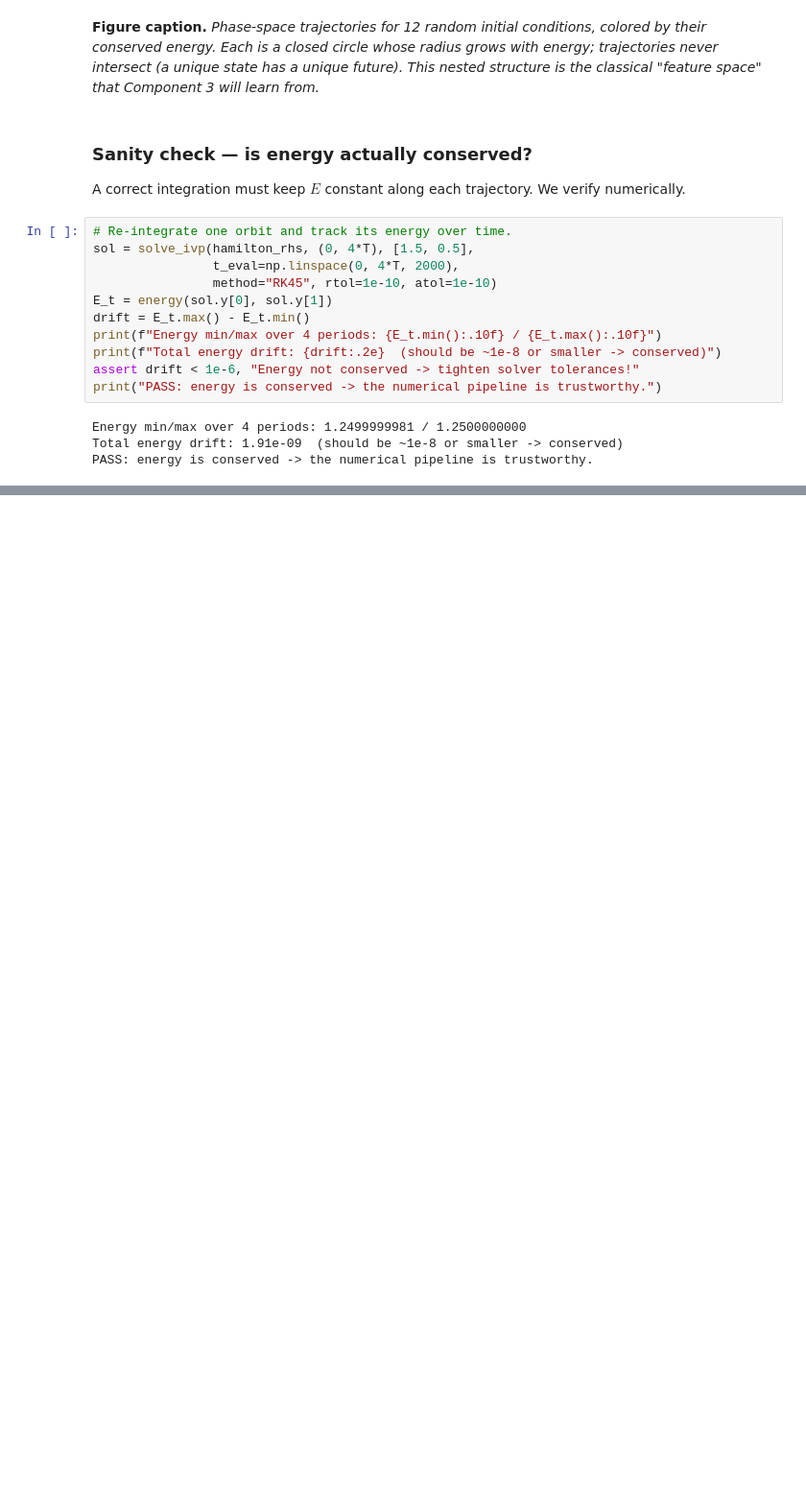
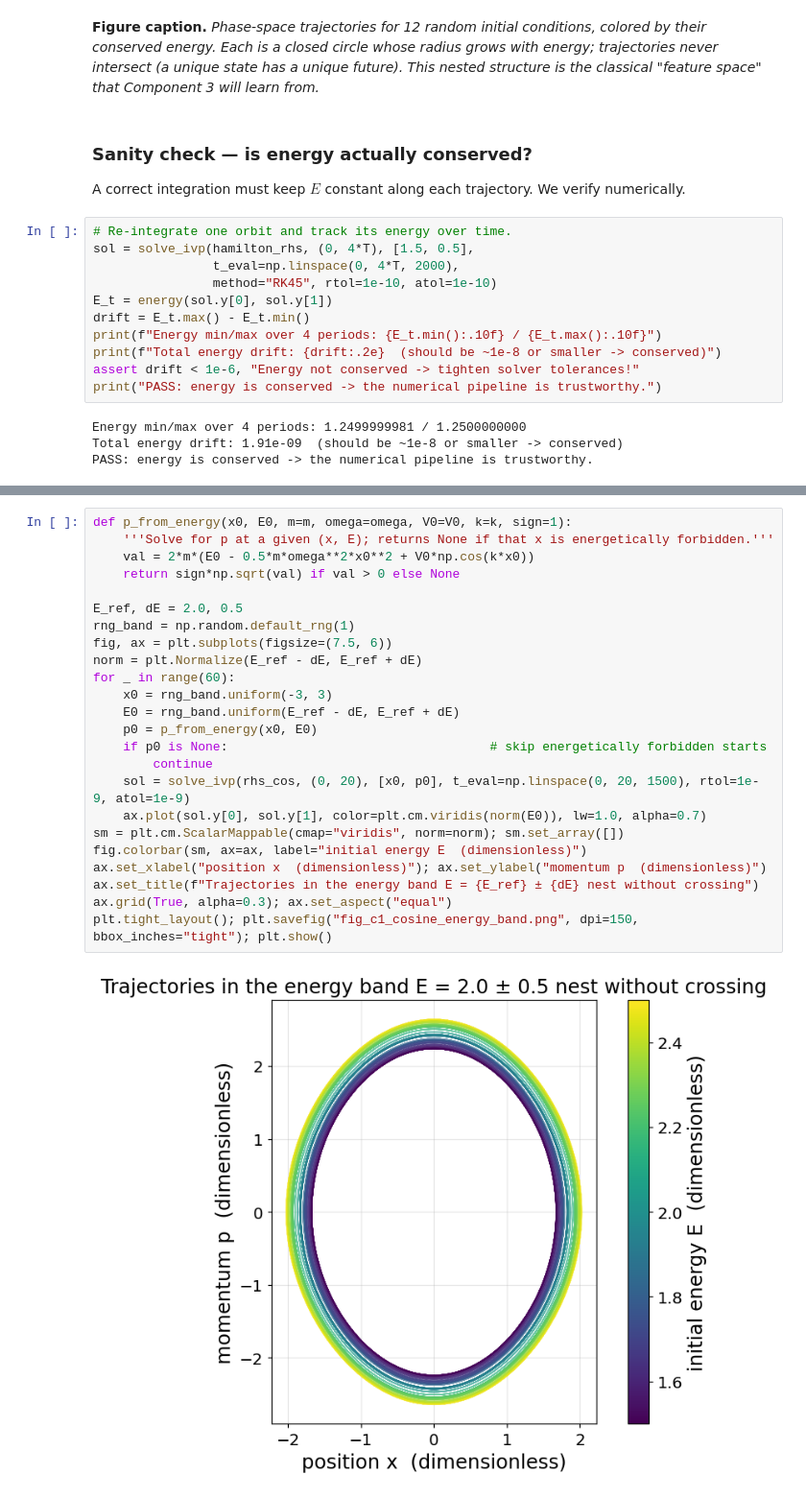
Before and after one commit to msandoval1807/quantum-research, a Jupyter notebook: Assignment 1/component1_classical.ipynb, the cells around one changed output, grey strips where cells are left out. Shown at 96% size. Saved outputs shown, nothing was run; the diff lists cells and outputs as text; blank space fills up the shorter version.

```diff
--- a/Assignment 1/component1_classical.ipynb
+++ b/Assignment 1/component1_classical.ipynb
@@ -226,0 +282,26 @@ PASS: energy is conserved -> the numerical pipeline is trustworthy.
+# %%
+def p_from_energy(x0, E0, m=m, omega=omega, V0=V0, k=k, sign=1):
+    '''Solve for p at a given (x, E); returns None if that x is energetically forbidden.'''
+    val = 2*m*(E0 - 0.5*m*omega**2*x0**2 + V0*np.cos(k*x0))
+    return sign*np.sqrt(val) if val > 0 else None
+
+E_ref, dE = 2.0, 0.5
+rng_band = np.random.default_rng(1)
+fig, ax = plt.subplots(figsize=(7.5, 6))
+norm = plt.Normalize(E_ref - dE, E_ref + dE)
+for _ in range(60):
+    x0 = rng_band.uniform(-3, 3)
+    E0 = rng_band.uniform(E_ref - dE, E_ref + dE)
+    p0 = p_from_energy(x0, E0)
+    if p0 is None:                                   # skip energetically forbidden starts
+        continue
+    sol = solve_ivp(rhs_cos, (0, 20), [x0, p0], t_eval=np.linspace(0, 20, 1500), rtol=1e-9, atol=1e-9)
+    ax.plot(sol.y[0], sol.y[1], color=plt.cm.viridis(norm(E0)), lw=1.0, alpha=0.7)
+sm = plt.cm.ScalarMappable(cmap="viridis", norm=norm); sm.set_array([])
+fig.colorbar(sm, ax=ax, label="initial energy E  (dimensionless)")
+ax.set_xlabel("position x  (dimensionless)"); ax.set_ylabel("momentum p  (dimensionless)")
+ax.set_title(f"Trajectories in the energy band E = {E_ref} ± {dE} nest without crossing")
+ax.grid(True, alpha=0.3); ax.set_aspect("equal")
+plt.tight_layout(); plt.savefig("fig_c1_cosine_energy_band.png", dpi=150, bbox_inches="tight"); plt.show()
+# %% [output]
+[figure, added]
```
Also changed, not shown: parts of 13 cells of this notebook, 50 other files.
